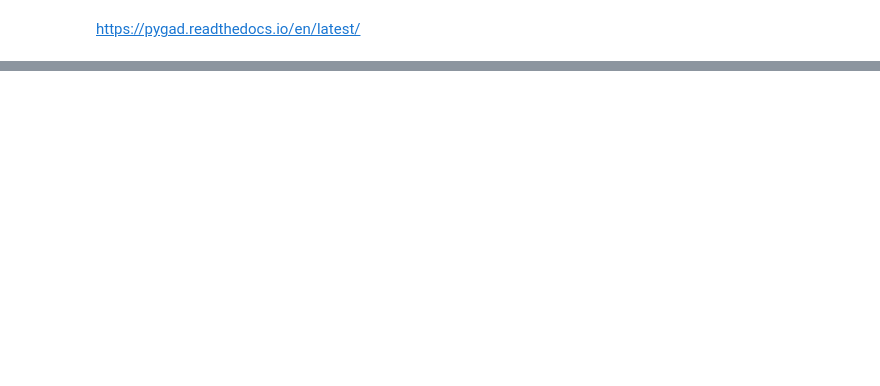
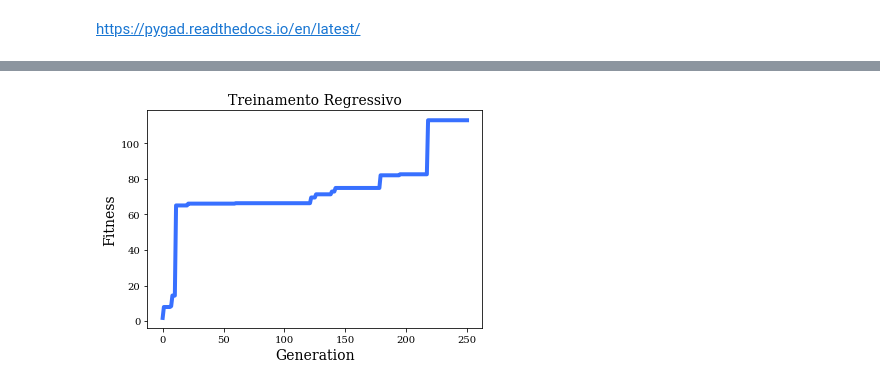
Before and after one commit to valerio-unifei/UNIFEI-IA-Aulas, a Jupyter notebook: Otimização_Evolutiva_Deep_Learning.ipynb, the cells around one changed output, grey strips where cells are left out. Saved outputs shown, nothing was run; the diff lists cells and outputs as text; code cells hidden in the pictures; blank space fills up the shorter version.

```diff
--- a/Otimização_Evolutiva_Deep_Learning.ipynb
+++ b/Otimização_Evolutiva_Deep_Learning.ipynb
@@ -116,0 +238,82 @@ https://pygad.readthedocs.io/en/latest/
+# %%
+import keras
+import pygad.kerasga
+import numpy
+import pygad
+
+# função de avaliação
+def fitness_func(solution, sol_idx):
+    global data_inputs, data_outputs, keras_ga, model
+    # pesos dos neurônios extraídos do indivíduo
+    model_weights_matrix = pygad.kerasga.model_weights_as_matrix(model=model, weights_vector=solution)
+    # inserindo pesos no modelo
+    model.set_weights(weights=model_weights_matrix)
+    # previsão do modelo
+    predictions = model.predict(data_inputs)
+    # erro da previsão em relação ao tutor
+    mae = keras.losses.MeanAbsoluteError()
+    abs_error = mae(data_outputs, predictions).numpy() + 0.00000001
+    # avaliação
+    solution_fitness = 1.0 / abs_error
+    return solution_fitness
+
+# impressão de geração
+def callback_generation(ga_instance):
+  generation=ga_instance.generations_completed
+  bestFit=ga_instance.best_solution()[1]
+  print(f'Geração {generation} Melhor nota: {bestFit}')
+
+# modelo da rede
+input_layer  = keras.layers.Input(3)
+dense_layer1 = keras.layers.Dense(5, activation="relu")(input_layer)
+output_layer = keras.layers.Dense(1, activation="linear")(dense_layer1)
+model = keras.Model(inputs=input_layer, outputs=output_layer)
+
+# pesos dos neurônios do modelo
+weights_vector = pygad.kerasga.model_weights_as_vector(model=model)
+
+# problema
+keras_ga = pygad.kerasga.KerasGA(model=model, num_solutions=10)
+
+# Atributos de entrada
+data_inputs = numpy.array([[0.02, 0.1, 0.15],
+                           [0.7, 0.6, 0.8],
+                           [1.5, 1.2, 1.7],
+                           [3.2, 2.9, 3.1]])
+
+# tutor regressivo
+data_outputs = numpy.array([[0.1],
+                            [0.6],
+                            [1.3],
+                            [2.5]])
+
+num_generations = 250
+num_parents_mating = 5
+initial_population = keras_ga.population_weights
+
+# otimização
+ga_instance = pygad.GA(num_generations=num_generations,
+                       num_parents_mating=num_parents_mating,
+                       initial_population=initial_population,
+                       fitness_func=fitness_func,
+                       on_generation=callback_generation)
+ga_instance.run()
+
+# resultados
+ga_instance.plot_fitness(title="Treinamento Regressivo", linewidth=4)
+
+# Returning the details of the best solution.
+solution, solution_fitness, solution_idx = ga_instance.best_solution()
+print("Melhor Solução = {solution_fitness}".format(solution_fitness=solution_fitness))
+
+# Fetch the parameters of the best solution.
+best_solution_weights = pygad.kerasga.model_weights_as_matrix(model=model,
+                                                              weights_vector=solution)
+model.set_weights(best_solution_weights)
+predictions = model.predict(data_inputs)
+print("Predição: \n", predictions)
+
+mae = keras.losses.MeanAbsoluteError()
+abs_error = mae(data_outputs, predictions).numpy()
+print("MAE: ", abs_error)
+# %% [output]
@@ -116,0 +337 @@ https://pygad.readthedocs.io/en/latest/
+[figure, added]
```
Also changed, not shown: parts of 19 cells of this notebook.
